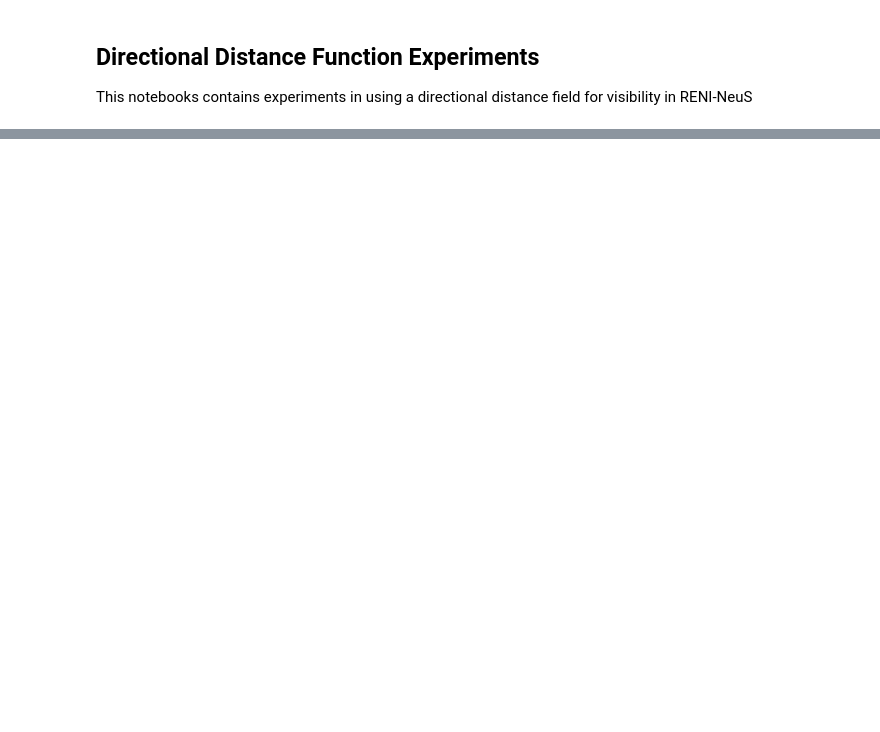
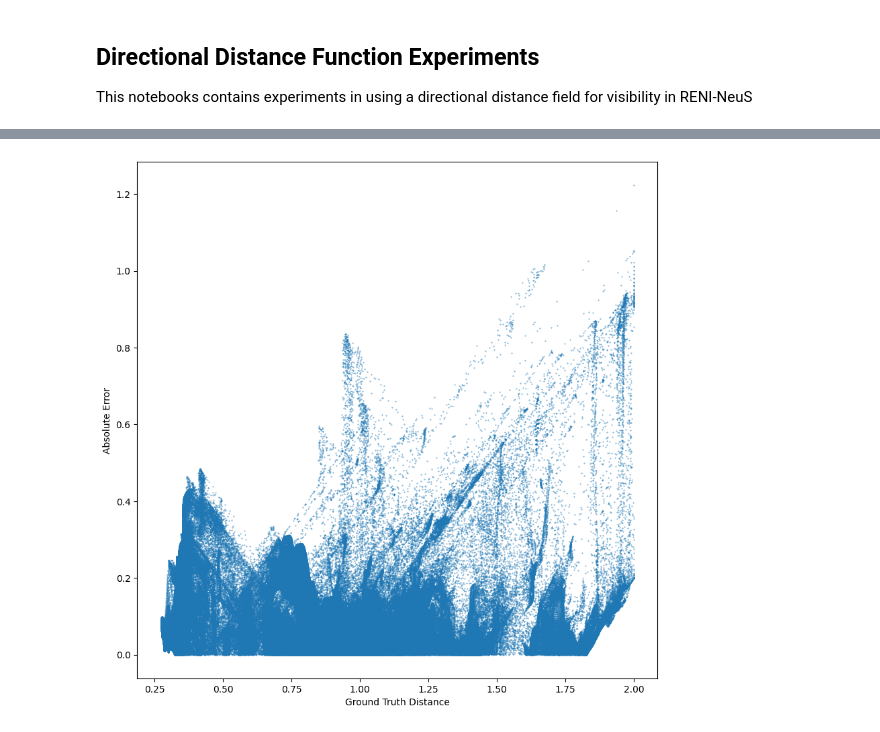
Before and after one commit to JADGardner/neusky, a Jupyter notebook: notebooks/ddf.ipynb, the cells around one changed output, grey strips where cells are left out. Drawn from its saved outputs; the diff is of its cells as text; code cells hidden in the pictures; blank space fills up the shorter version.

```diff
--- a/notebooks/ddf.ipynb
+++ b/notebooks/ddf.ipynb
@@ -171,0 +124,26 @@ plt.imshow(outputs['rgb'].cpu().numpy())
+# %%
+# create scatter plot of predicted distance vs relative error
+# get predicted distance
+# first mask both by accumulation
+mask = reni_output['accumulation'] > 0.7
+mask = mask.cpu().detach().numpy()
+predicted_distances = ddf_output['expected_termination_dist'].cpu().detach().numpy()
+# get ground truth distance
+ground_truth_distances = reni_output['p2p_dist'].cpu().detach().numpy()
+# mask both by ground truth
+predicted_distances = predicted_distances[mask].flatten()
+ground_truth_distances = ground_truth_distances[mask].flatten()
+# clamp ground_truth between 0 and 2
+ground_truth_distances = np.clip(ground_truth_distances, 0, 2)
+# get relative error
+relative_error = np.abs(predicted_distances - ground_truth_distances) / ground_truth_distances
+# absolute error
+absolute_error = np.abs(predicted_distances - ground_truth_distances)
+# create scatter plot
+plt.figure(figsize=(10, 10))
+plt.scatter(ground_truth_distances, absolute_error, s=0.1)
+plt.xlabel('Ground Truth Distance')
+plt.ylabel('Absolute Error')
+plt.show()
+# %% [output]
+[figure, added]
```
Also changed, not shown: parts of 15 cells of this notebook, 14 other files.
